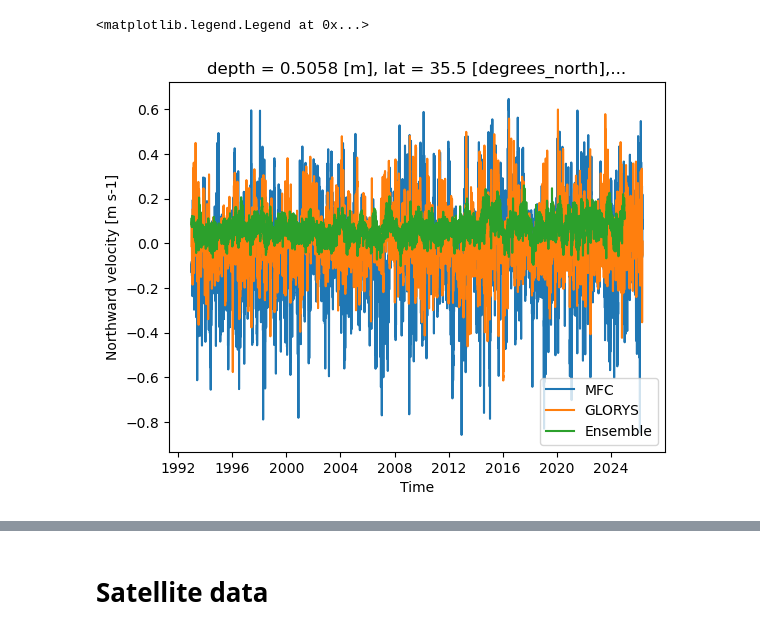
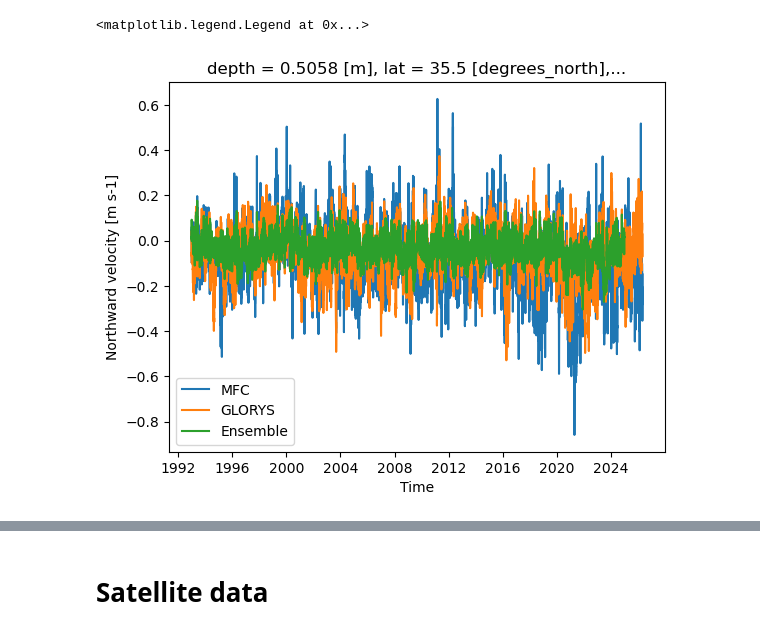
Before and after one commit to phargous/E_transfers, a Jupyter notebook: code/notebooks/1training.ipynb, the cells around one changed output, grey strips where cells are left out. Saved outputs shown, nothing was run; the diff lists cells and outputs as text; code cells hidden in the pictures.

```diff
--- a/code/notebooks/1training.ipynb
+++ b/code/notebooks/1training.ipynb
@@ -79,10 +79,10 @@ mfc = xr.open_dataset('../../data/006_004_medmfc_uovo.nc')
 mfc = mfc.rename({'longitude': 'lon', 'latitude': 'lat'})
 mfc = mfc.squeeze(dim="depth")
 # %%
-mfc.vo[:,130, 100].plot(label='MFC')
-glorys.vo.sel(lat=35.6, lon=-1.8, method="nearest").plot(label='GLORYS')
-ensemble.vo_mean.sel(lat=35.6, lon=-1.8, method="nearest").plot(label='Ensemble')
+mfc.vo[:,130, 600].plot(label='MFC')
+glorys.vo.sel(lat=35.6, lon=19, method="nearest").plot(label='GLORYS')
+ensemble.vo_mean.sel(lat=35.6, lon=19, method="nearest").plot(label='Ensemble')
 plt.legend()
 # %% [output]
 <matplotlib.legend.Legend at 0x...>
-[figure, old version]
+[figure, new version]
```
Also changed, not shown: parts of 9 cells of this notebook, 3 other files.
